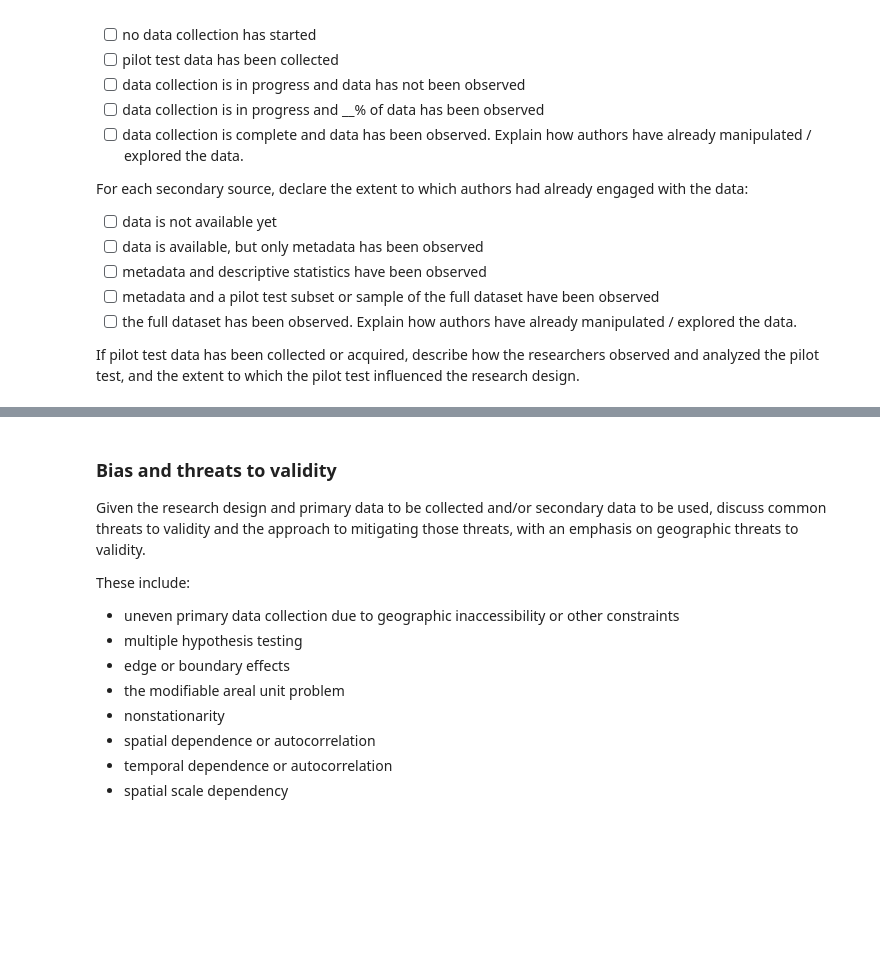
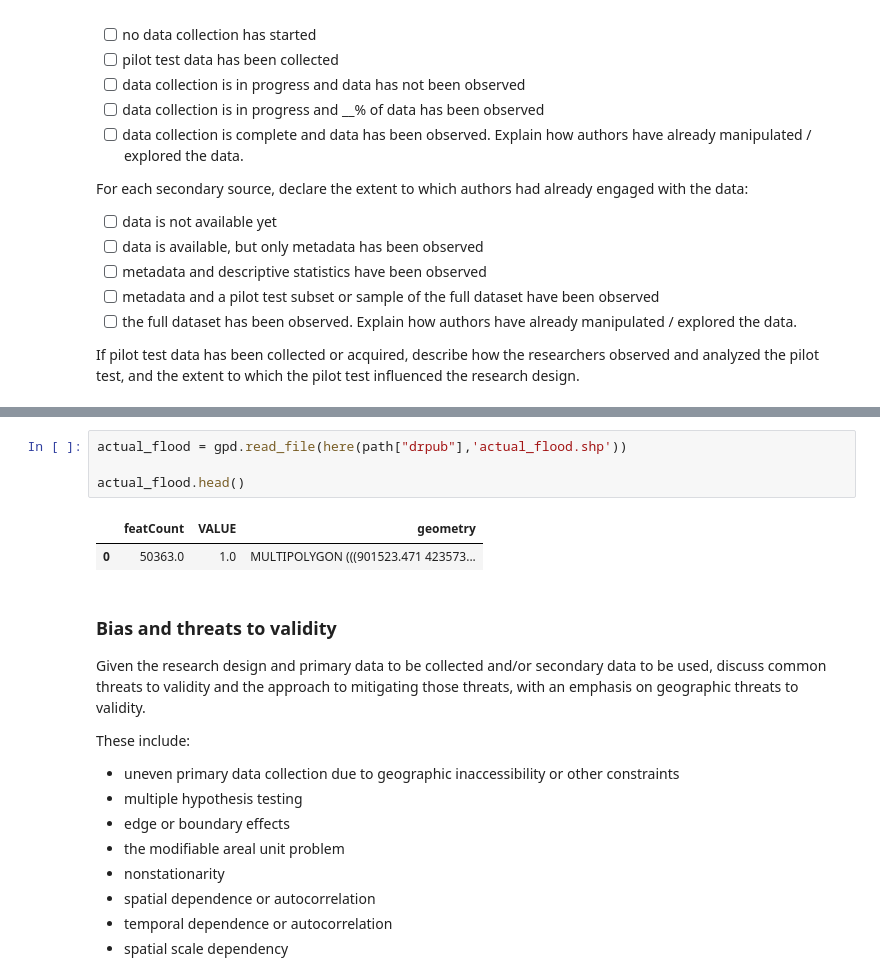
Before and after one commit to Colman-Bashore/Harvey-Flooding-Replication, a Jupyter notebook: procedure/code/01-Jupyter_notebook.ipynb, the cells around one changed output, grey strips where cells are left out. Cells and saved outputs as stored; diff of their text form; blank space fills up the shorter version.

```diff
--- a/procedure/code/01-Jupyter_notebook.ipynb
+++ b/procedure/code/01-Jupyter_notebook.ipynb
@@ -196,3 +262,10 @@ If pilot test data has been collected or acquired, describe how the researchers
+# %%
+actual_flood = gpd.read_file(here(path["drpub"],'actual_flood.shp'))
+
+actual_flood.head()
+# %% [output]
+|  | featCount | VALUE | geometry |
+| 0 | 50363.0 | 1.0 | MULTIPOLYGON (((901523.471 423573... |
 # %% [markdown]
 ### Bias and threats to validity
 
```
Also changed, not shown: parts of 11 cells of this notebook, 21 other files.
